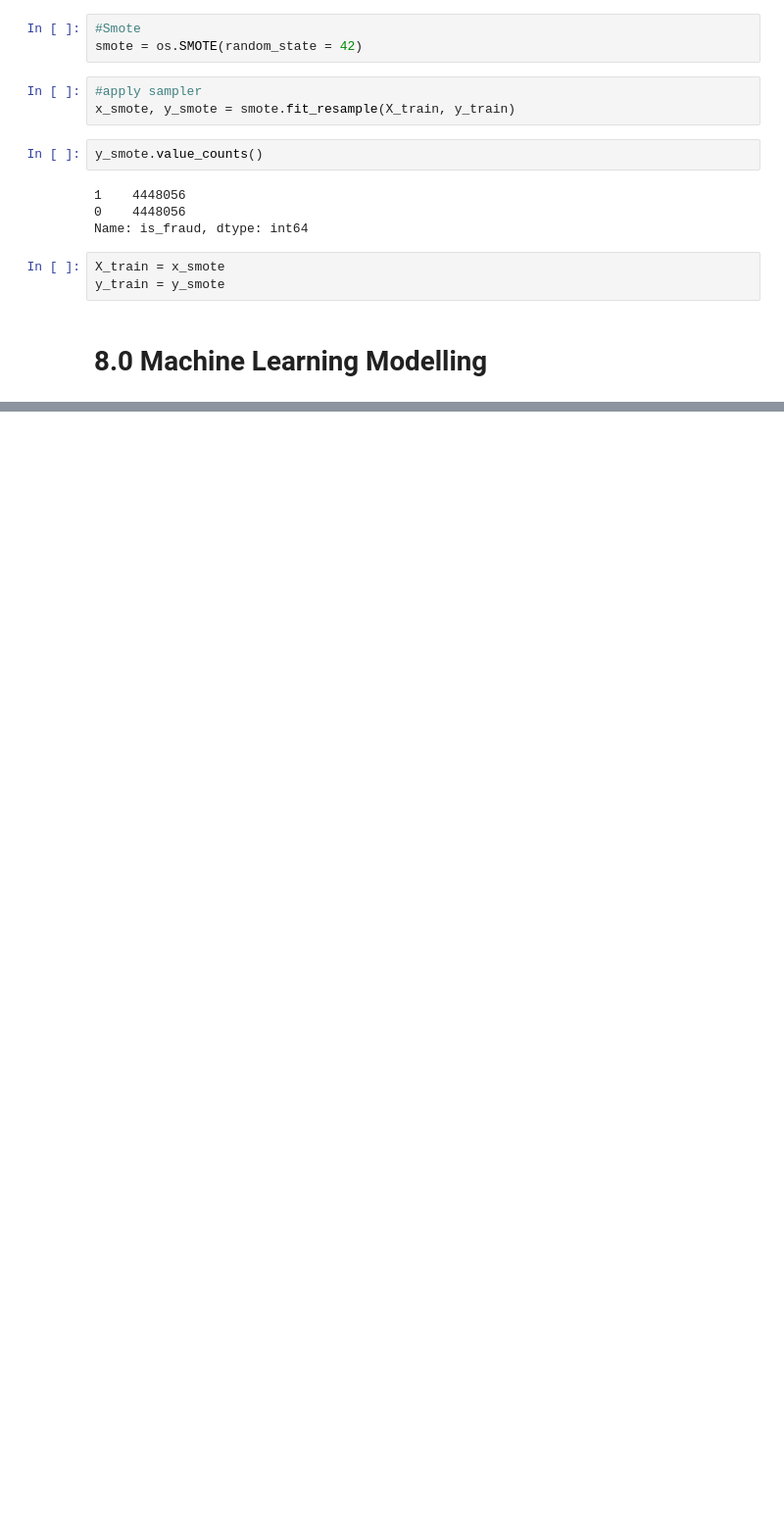
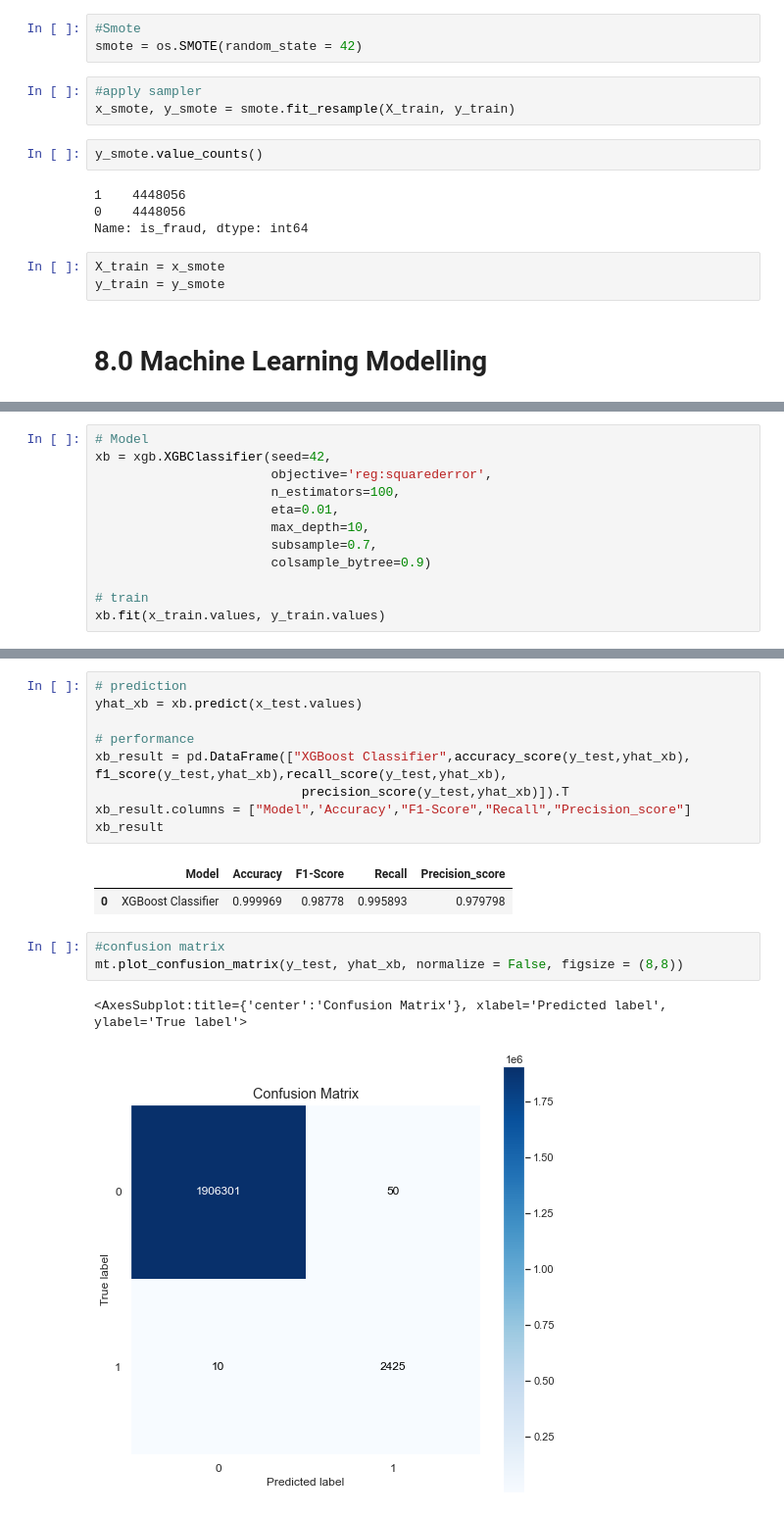
Before and after one commit to brunosantos4/blocker_fraud_company, a Jupyter notebook: fraud_classification.ipynb, the cells around one changed output, grey strips where cells are left out. Shown at 98% size. Saved outputs shown, nothing was run; the diff lists cells and outputs as text; blank space fills up the shorter version.

```diff
--- a/fraud_classification.ipynb
+++ b/fraud_classification.ipynb
@@ -1232,0 +1315,12 @@ y_train = y_smote
+# %%
+# Model
+xb = xgb.XGBClassifier(seed=42,
+                       objective='reg:squarederror',
+                       n_estimators=100,
+                       eta=0.01,
+                       max_depth=10,
+                       subsample=0.7,
+                       colsample_bytree=0.9)
+
+# train
+xb.fit(x_train.values, y_train.values)
@@ -1232,0 +1337,18 @@ y_train = y_smote
+# %%
+# prediction
+yhat_xb = xb.predict(x_test.values)
+
+# performance
+xb_result = pd.DataFrame(["XGBoost Classifier",accuracy_score(y_test,yhat_xb), f1_score(y_test,yhat_xb),recall_score(y_test,yhat_xb),
+                           precision_score(y_test,yhat_xb)]).T
+xb_result.columns = ["Model",'Accuracy',"F1-Score","Recall","Precision_score"]
+xb_result
+# %% [output]
+|  | Model | Accuracy | F1-Score | Recall | Precision_score |
+| 0 | XGBoost Classifier | 0.999969 | 0.98778 | 0.995893 | 0.979798 |
+# %%
+#confusion matrix
+mt.plot_confusion_matrix(y_test, yhat_xb, normalize = False, figsize = (8,8))
+# %% [output]
+<AxesSubplot:title={'center':'Confusion Matrix'}, xlabel='Predicted label', ylabel='True label'>
+[figure, added]
```
Also changed, not shown: parts of 78 cells of this notebook, 26 other files.
